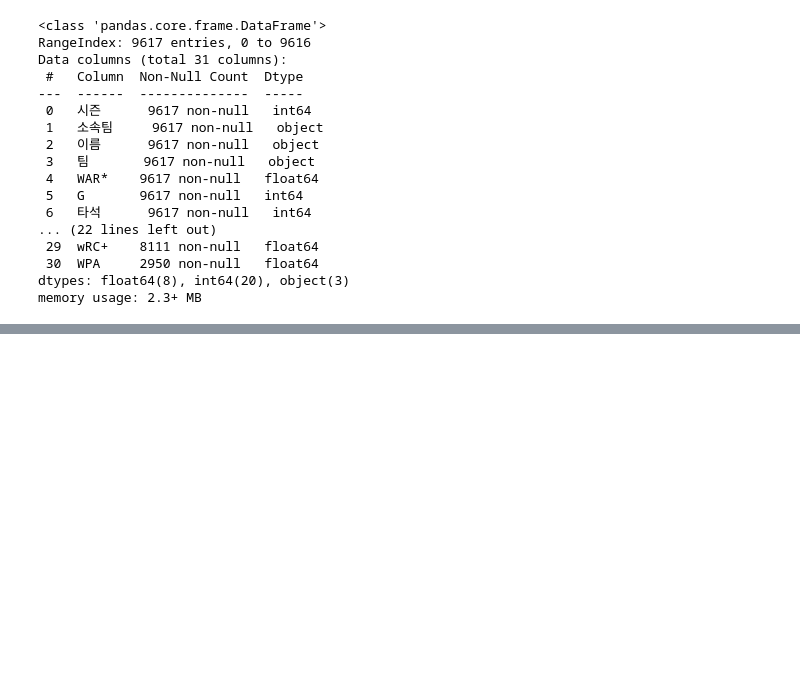
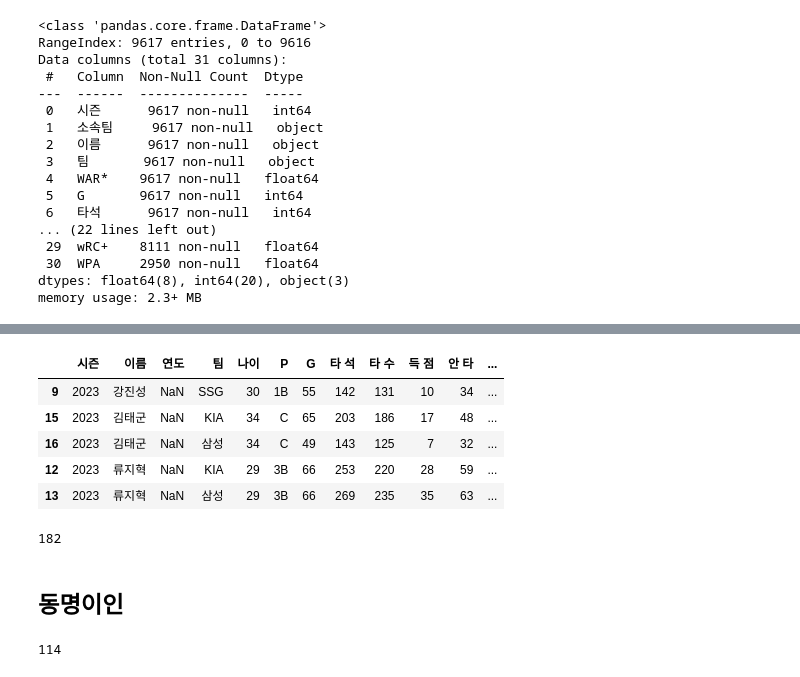
Before and after one commit to LeeYeonGeol/KBO_Hitter_Visualization, a Jupyter notebook: statiz_preprocessing.ipynb, the cells around one changed output, grey strips where cells are left out. Drawn from its saved outputs; the diff is of its cells as text; code cells hidden in the pictures; blank space fills up the shorter version.

```diff
--- a/statiz_preprocessing.ipynb
+++ b/statiz_preprocessing.ipynb
@@ -109,0 +53,3 @@ print(df_filtered)
+# %%
+db = list(set(db))
+db.sort(key = lambda x : (x[0], x[1]))
@@ -109,0 +107,4 @@ print(df_filtered)
+# %%
+for season, name, info in db:
+    trade_index = df[(df['시즌'] == season) & (df['이름'] == name)].index
+    df.drop(trade_index, inplace = True)
@@ -109,0 +122,9 @@ print(df_filtered)
+# %%
+same_names = []
+
+# 스탯티즈 사이트 접속
+url = 'http://www.statiz.co.kr/stat.php'
+driver = webdriver.Chrome()
+driver.get(url)
+driver.implicitly_wait(10)
+wait = WebDriverWait(driver, 10)
@@ -109,0 +133,20 @@ print(df_filtered)
+# %%
+trade_df = pd.DataFrame()
+for year, name, info in tqdm(db):
+    wait.until(EC.presence_of_element_located((By.XPATH, '/html/body/div/header/nav[1]/div/div[2]/form/div/input'))).send_keys(name)
+    wait.until(EC.presence_of_element_located((By.XPATH, '/html/body/div[1]/header/nav[1]/div/div[2]/form/div/span/button'))).send_keys(Keys.ENTER)
+
+    if len(pd.read_html(driver.page_source)[0]) > 1:
+        same_names.append(name)
+    else:
+        wait.until(EC.presence_of_element_located((By.XPATH, '/html/body/div[1]/div[1]/div/section[2]/div/div[1]/div/div[3]/div/div[2]/table/tbody/tr/td/a[2]'))).send_keys(Keys.ENTER)
+        wait.until(EC.presence_of_element_located((By.XPATH, '/html/body/div[1]/div[1]/div/section[2]/div/div[2]/div/div[1]/div[1]/a[1]'))).send_keys(Keys.ENTER)
+
+        tmp_df = pd.read_html(driver.page_source)[1]
+        tmp_df.columns = tmp_df.columns.droplevel()
+        trade_idx = tmp_df[tmp_df['연도'] == str(year)].index[0]
+        tmp_df = tmp_df.iloc[[trade_idx+1, trade_idx+2]]
+        tmp_df = tmp_df[tmp_df['연도'].isnull()]
+        tmp_df.insert(0, '이름', name)
+        tmp_df.insert(0, '시즌', year)
+        trade_df = pd.concat([trade_df, tmp_df])
@@ -109,0 +173,19 @@ print(df_filtered)
+# %%
+trade_df.tail()
+# %% [output]
+|  | 시즌 | 이름 | 연도 | 팀 | 나이 | P | G | 타 석 | 타 수 | 득 점 | 안 타 | ... |
+| 9 | 2023 | 강진성 | NaN | SSG | 30 | 1B | 55 | 142 | 131 | 10 | 34 | ... |
+| 15 | 2023 | 김태군 | NaN | KIA | 34 | C | 65 | 203 | 186 | 17 | 48 | ... |
+| 16 | 2023 | 김태군 | NaN | 삼성 | 34 | C | 49 | 143 | 125 | 7 | 32 | ... |
+| 12 | 2023 | 류지혁 | NaN | KIA | 29 | 3B | 66 | 253 | 220 | 28 | 59 | ... |
+| 13 | 2023 | 류지혁 | NaN | 삼성 | 29 | 3B | 66 | 269 | 235 | 35 | 63 | ... |
+# %%
+len(trade_df)
+# %% [output]
+182
+# %% [markdown]
+## 동명이인
+# %%
+len(db)
+# %% [output]
+114
```
Also changed, not shown: parts of 66 cells of this notebook.
